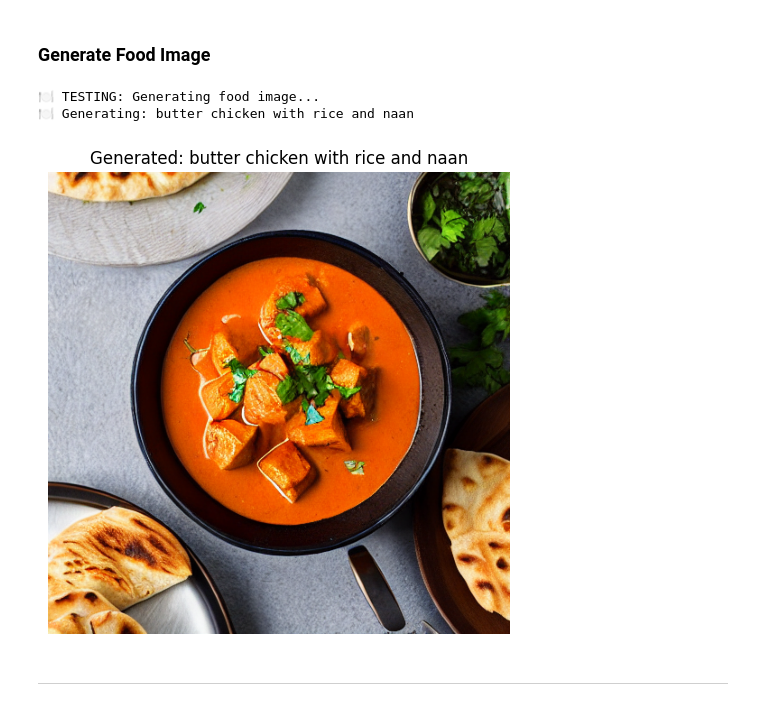
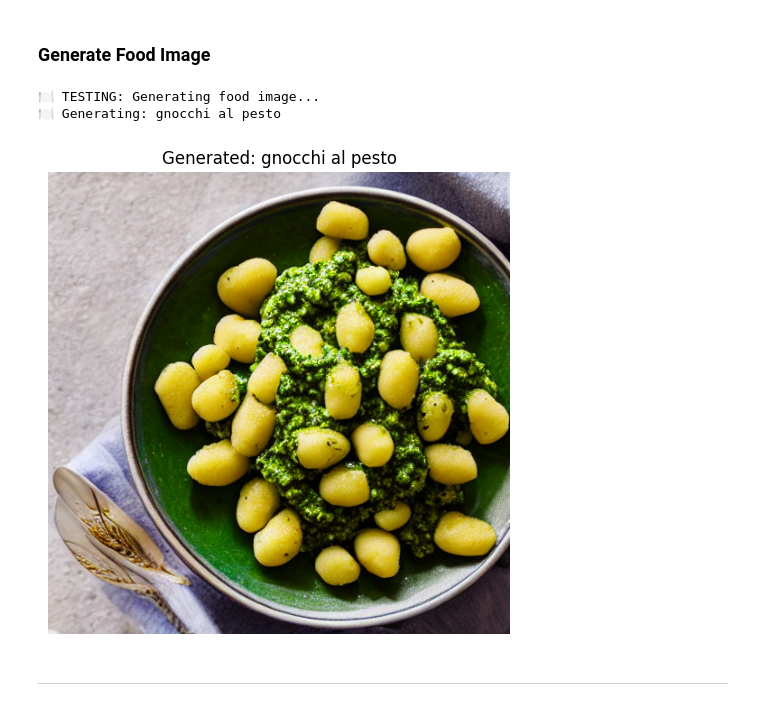
Before and after one commit to nickdelgiudice/GenAIEngineering-Cohort1, a Jupyter notebook: Week8/assignment/assignment_smart_food_image_generator.ipynb, the cells around one changed output. Drawn from its saved outputs; the diff is of its cells as text; code cells hidden in the pictures.

```diff
--- a/Week8/assignment/assignment_smart_food_image_generator.ipynb
+++ b/Week8/assignment/assignment_smart_food_image_generator.ipynb
@@ -182,36 +182,36 @@ def generate_food_image(food_description, seed=42):
         result = text2img_pipe(
             prompt=prompt,
             #negative_prompt="blurry, low quality",
             negative_prompt=negative_prompt,
             #num_images_per_prompt=1,
             num_inference_steps=20,
             guidance_scale=7.5
         )
     # TODO: Return the generated image
     return result.images[0]
 
     # DUMMY IMPLEMENTATION (Remove this when implementing)
     #print("⚠️ DUMMY: Would generate food image here")
     # Create a dummy image for testing
     dummy_image = Image.new('RGB', (512, 512), color='lightblue')
     return dummy_image
 
 # TEST: Generate food image
 print("🍽️ TESTING: Generating food image...")
-test_food = "butter chicken with rice and naan"
+test_food = "gnocchi al pesto"
 food_image = generate_food_image(test_food)
 
 # Display the image
 plt.figure(figsize=(6, 6))
 plt.imshow(food_image)
 plt.title(f"Generated: {test_food}")
 plt.axis('off')
 plt.show()
 print()
 # %% [output]
 🍽️ TESTING: Generating food image...
-🍽️ Generating: butter chicken with rice and naan
+🍽️ Generating: gnocchi al pesto
-[figure, old version]
+[figure, new version]
 # %% [markdown]
 ---
 # %% [markdown]
```
